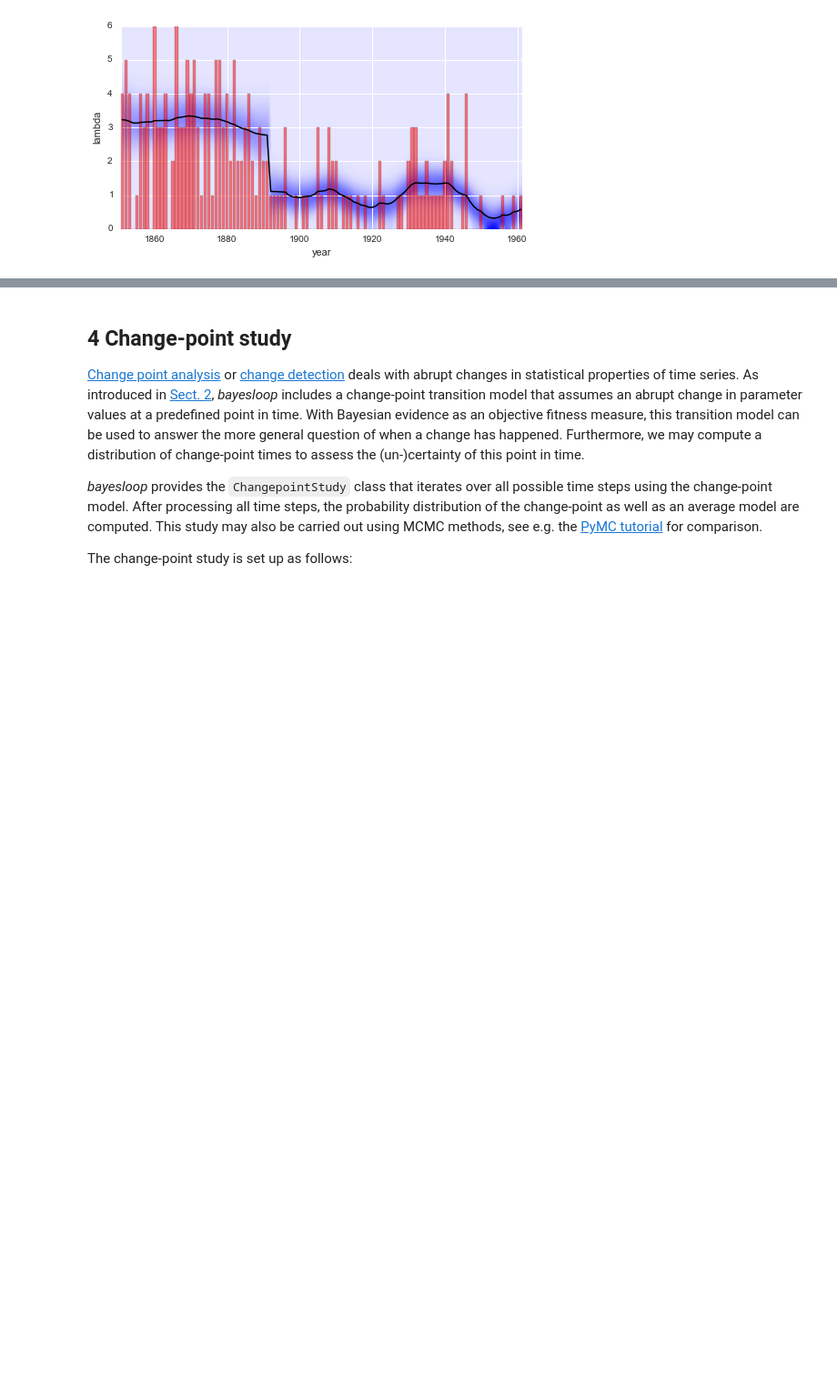
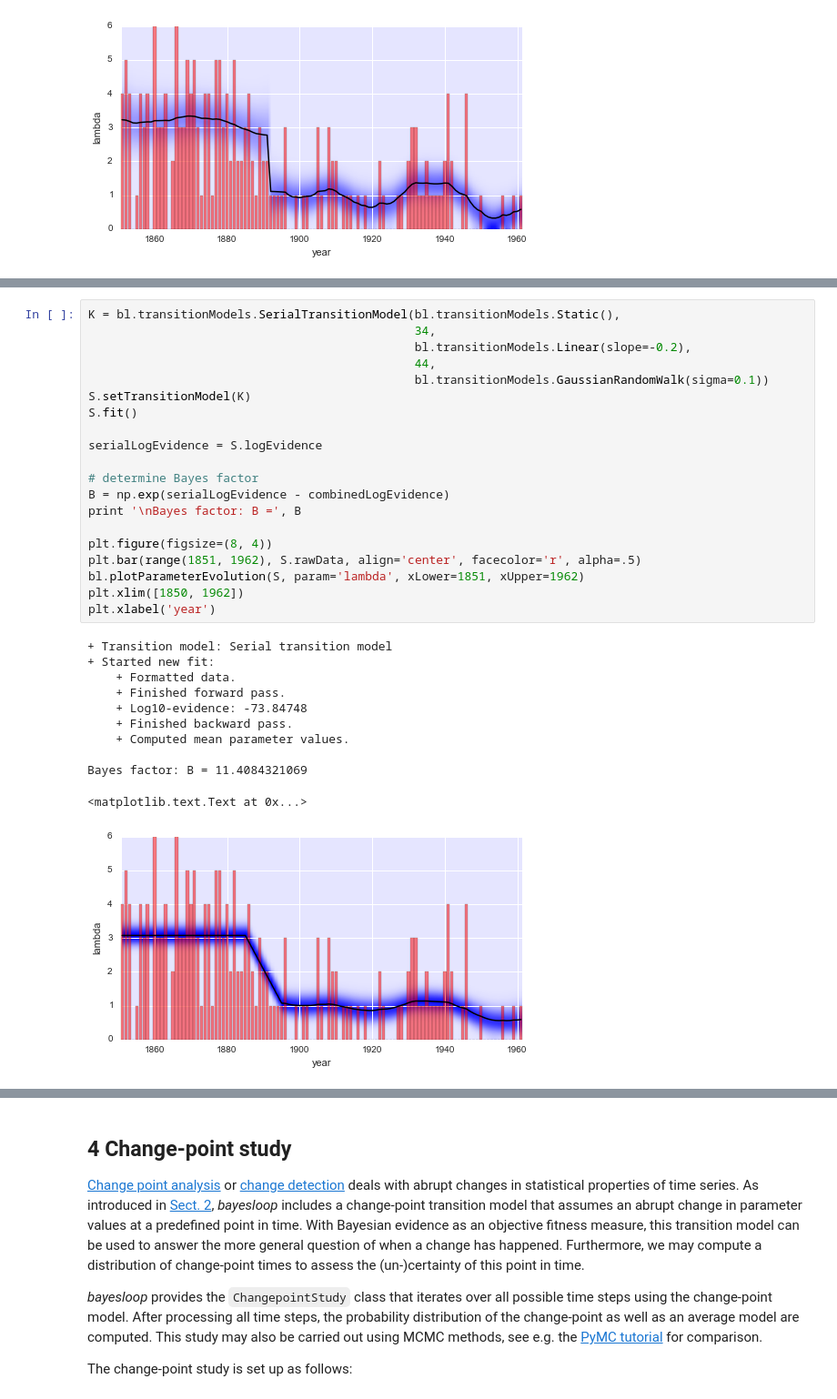
Before and after one commit to christophmark/bayesloop, a Jupyter notebook: docs/bayesloop_tutorial.ipynb, the cells around one changed output, grey strips where cells are left out. Shown at 91% size. Cells and saved outputs as stored; diff of their text form; blank space fills up the shorter version.

```diff
--- a/docs/bayesloop_tutorial.ipynb
+++ b/docs/bayesloop_tutorial.ipynb
@@ -278 +288,33 @@ Bayes factor: B = 1.98102427873
+# %%
+K = bl.transitionModels.SerialTransitionModel(bl.transitionModels.Static(),
+                                              34,
+                                              bl.transitionModels.Linear(slope=-0.2),
+                                              44,
+                                              bl.transitionModels.GaussianRandomWalk(sigma=0.1))
+S.setTransitionModel(K)
+S.fit()
+
+serialLogEvidence = S.logEvidence
+
+# determine Bayes factor
+B = np.exp(serialLogEvidence - combinedLogEvidence)
+print '\nBayes factor: B =', B
+
+plt.figure(figsize=(8, 4))
+plt.bar(range(1851, 1962), S.rawData, align='center', facecolor='r', alpha=.5)
+bl.plotParameterEvolution(S, param='lambda', xLower=1851, xUpper=1962)
+plt.xlim([1850, 1962])
+plt.xlabel('year')
+# %% [output]
++ Transition model: Serial transition model
++ Started new fit:
+    + Formatted data.
+    + Finished forward pass.
+    + Log10-evidence: -73.84748
+    + Finished backward pass.
+    + Computed mean parameter values.
+
+Bayes factor: B = 11.4084321069
+<matplotlib.text.Text at 0x...>
+[figure, added]
 # %% [markdown]
```
Also changed, not shown: parts of 9 cells of this notebook.
